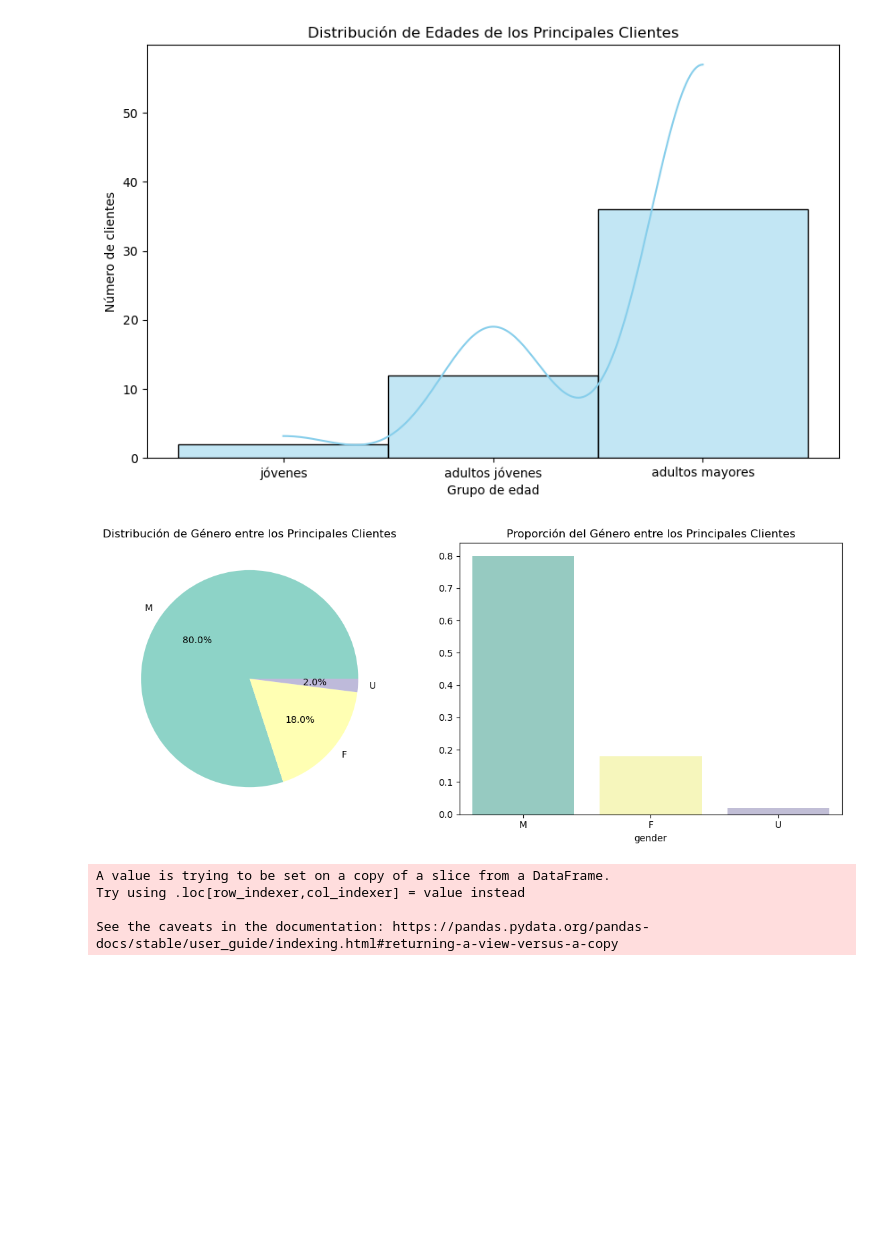
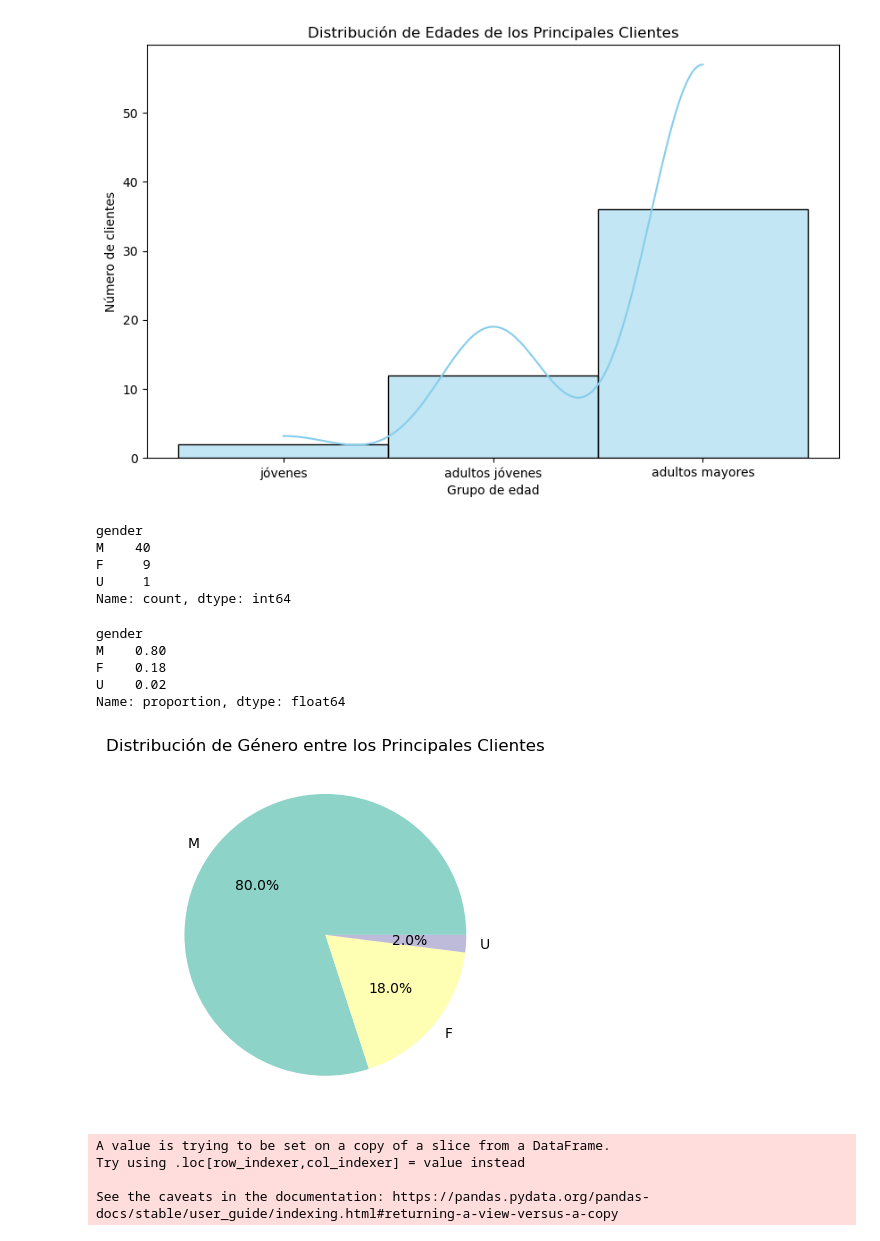
Before and after one commit to alicia-perez-diez/vanguard, a Jupyter notebook: notebooks/main.ipynb, the cells around one changed output. Cells and saved outputs as stored; diff of their text form; code cells hidden in the pictures; blank space fills up the shorter version.

```diff
--- a/notebooks/main.ipynb
+++ b/notebooks/main.ipynb
@@ -365,30 +345,38 @@ plt.ylabel('Número de clientes')
 plt.show()
 # %% [output]
 [figure]
+# %%
+#calculamos la frecuencia de cada uno de los géneros para los clientes principales
+frecuencia_genero = df_clientes_principales['gender'].value_counts()
+frecuencia_genero
+# %% [output]
+gender
+M    40
+F     9
+U     1
+Name: count, dtype: int64
+# %%
+#calculamos la proporción de cada uno de los géneros
+proporcion_genero = df_clientes_principales['gender'].value_counts(normalize=True)
+proporcion_genero
+# %% [output]
+gender
+M    0.80
+F    0.18
+U    0.02
+Name: proportion, dtype: float64
 # %%
 import matplotlib.pyplot as plt
 import seaborn as sns
 
-# Definir los datos de frecuencia_genero y proporcion_genero
-
-# Crear una figura con dos subgráficos en una fila
-plt.figure(figsize=(12, 5))
-
-# Primer subgráfico (gráfico circular)
+#creamos gráfico circular para mostrar la proporción de géneros entre los principales clientes
+plt.figure(figsize=(10, 6))
 plt.subplot(1, 2, 1)  # 1 fila, 2 columnas, primer subgráfico
 plt.pie(frecuencia_genero, labels=frecuencia_genero.index, autopct='%1.1f%%', colors=sns.color_palette('Set3'))
 plt.title('Distribución de Género entre los Principales Clientes')
-
-# Segundo subgráfico (gráfico de barras)
-plt.subplot(1, 2, 2)  # 1 fila, 2 columnas, segundo subgráfico
-sns.barplot(x=proporcion_genero.index, y=proporcion_genero.values, palette='Set3')
-plt.title('Proporción del Género entre los Principales Clientes')
-
-# Mostrar los gráficos
-plt.tight_layout()  # Ajusta automáticamente los subgráficos para evitar superposiciones
 plt.show()
 # %% [output]
-[figure, old version]
+[figure, new version]
 # %%
 #agrupamos los años por grupos
 
```
Also changed, not shown: parts of 3 cells of this notebook, 2 other files.
